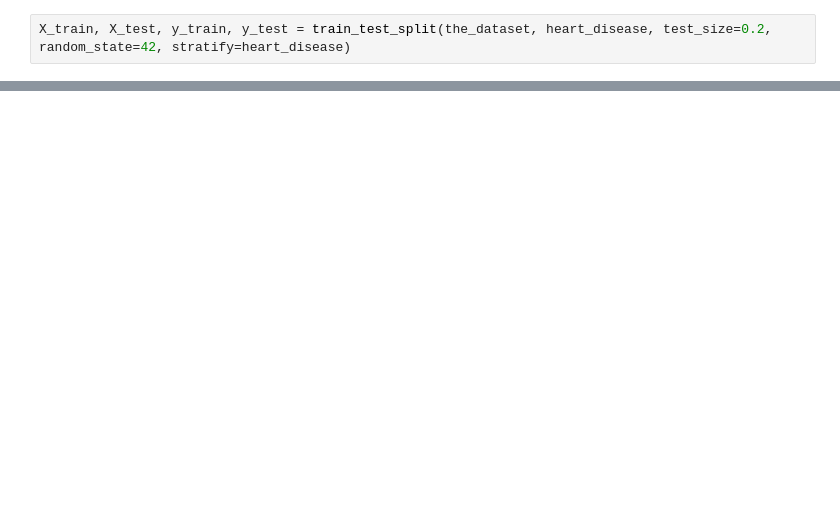
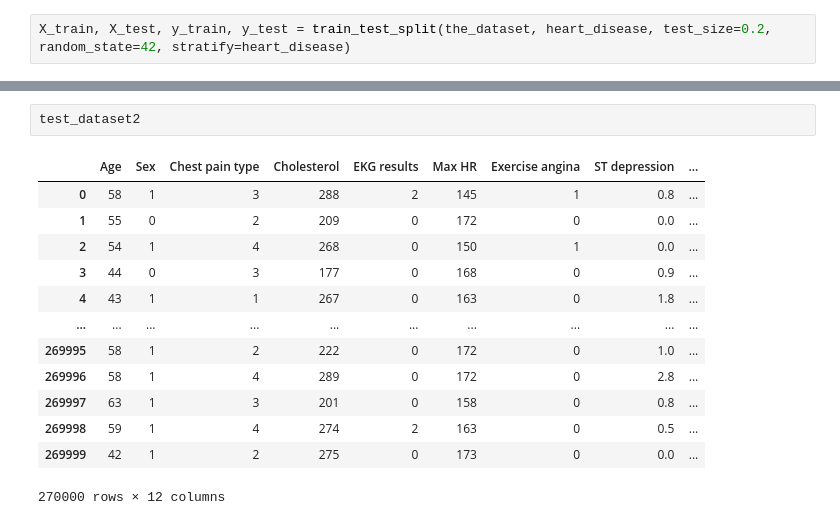
Before and after one commit to TechWithKen/KAGGLE-MACHINE-LEARNING, a Jupyter notebook: train.ipynb, the cells around one changed output, grey strips where cells are left out. Drawn from its saved outputs; the diff is of its cells as text; blank space fills up the shorter version.

```diff
--- a/train.ipynb
+++ b/train.ipynb
@@ -159,0 +89,16 @@ print(random_search.best_score_)
+# %%
+test_dataset2
+# %% [output]
+|  | Age | Sex | Chest pain type | Cholesterol | EKG results | Max HR | Exercise angina | ST depression | ... |
+| 0 | 58 | 1 | 3 | 288 | 2 | 145 | 1 | 0.8 | ... |
+| 1 | 55 | 0 | 2 | 209 | 0 | 172 | 0 | 0.0 | ... |
+| 2 | 54 | 1 | 4 | 268 | 0 | 150 | 1 | 0.0 | ... |
+| 3 | 44 | 0 | 3 | 177 | 0 | 168 | 0 | 0.9 | ... |
+| 4 | 43 | 1 | 1 | 267 | 0 | 163 | 0 | 1.8 | ... |
+| ... | ... | ... | ... | ... | ... | ... | ... | ... | ... |
+| 269995 | 58 | 1 | 2 | 222 | 0 | 172 | 0 | 1.0 | ... |
+| 269996 | 58 | 1 | 4 | 289 | 0 | 172 | 0 | 2.8 | ... |
+| 269997 | 63 | 1 | 3 | 201 | 0 | 158 | 0 | 0.8 | ... |
+| 269998 | 59 | 1 | 4 | 274 | 2 | 163 | 0 | 0.5 | ... |
+| 269999 | 42 | 1 | 2 | 275 | 0 | 173 | 0 | 0.0 | ... |
+270000 rows × 12 columns
```
Also changed, not shown: parts of 15 cells of this notebook, 2 other files.
